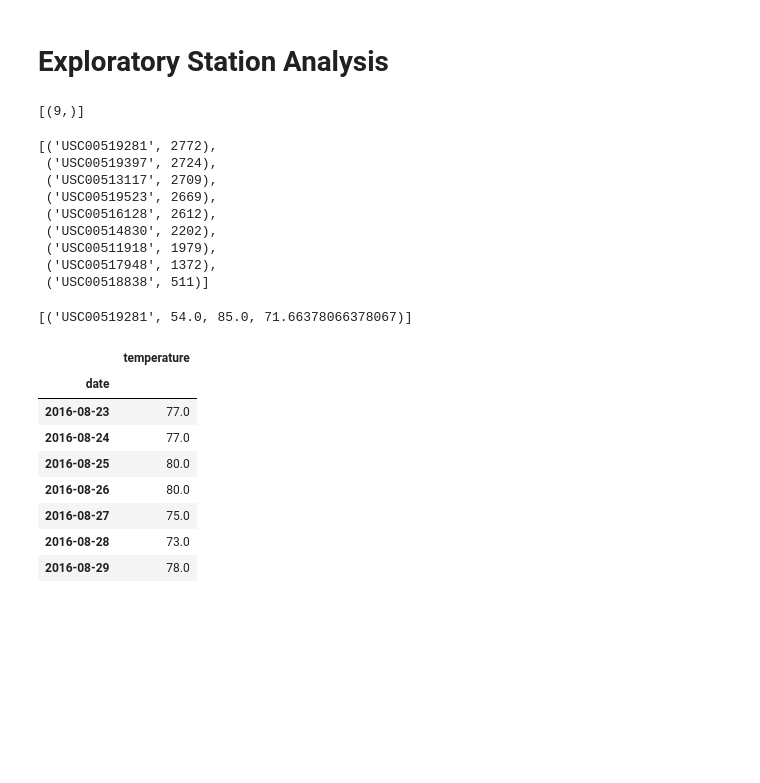
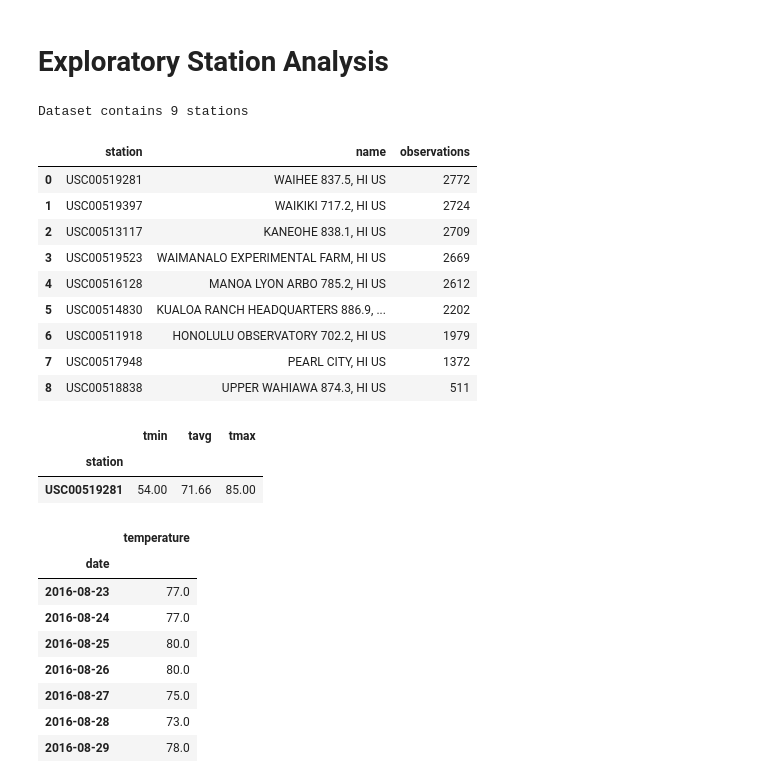
Before and after one commit to rperezme-data/DAB_H10_SQLAlchemy-challenge, a Jupyter notebook: ClimateSQLAlchemy/1_Climate_Analysis.ipynb, the cells around one changed output. Drawn from its saved outputs; the diff is of its cells as text; code cells hidden in the pictures; blank space fills up the shorter version.

```diff
--- a/ClimateSQLAlchemy/1_Climate_Analysis.ipynb
+++ b/ClimateSQLAlchemy/1_Climate_Analysis.ipynb
@@ -152,41 +160,67 @@ precipitation_df.describe()
 # Exploratory Station Analysis
 # %%
 # Design a query to calculate the total number stations in the dataset
-session.query(func.count(Measurement.station.distinct())).all()
+stations_num = session.query(func.count(Measurement.station.distinct())).all()
+print(f"Dataset contains {stations_num[0][0]} stations")
 # %% [output]
-[(9,)]
+Dataset contains 9 stations
 # %%
 # Design a query to find the most active stations (i.e. what stations have the most rows?)
 # List the stations and the counts in descending order.
-slct = [Measurement.station, func.count(Measurement.station)]
 
-session.query(*slct).\
+## Select query columns
+slct = [Station.station,
+        Station.name,
+        func.count(Measurement.station).label("observations")]
+
+## Declare query statement
+stmt = session.query(*slct).\
+    filter(Measurement.station == Station.station).\
     group_by(Measurement.station).\
-    order_by(func.count(Measurement.station).desc()).all()
+    order_by(func.count(Measurement.station).desc()).statement
+
+## Store query results into DataFrame
+most_active_df = pd.read_sql_query(stmt, session.bind)
+
+## Distplay DataFrame
+most_active_df
 # %% [output]
-[('USC00519281', 2772),
- ('USC00519397', 2724),
- ('USC00513117', 2709),
- ('USC00519523', 2669),
- ('USC00516128', 2612),
- ('USC00514830', 2202),
- ('USC00511918', 1979),
- ('USC00517948', 1372),
- ('USC00518838', 511)]
+|  | station | name | observations |
+| 0 | USC00519281 | WAIHEE 837.5, HI US | 2772 |
+| 1 | USC00519397 | WAIKIKI 717.2, HI US | 2724 |
+| 2 | USC00513117 | KANEOHE 838.1, HI US | 2709 |
+| 3 | USC00519523 | WAIMANALO EXPERIMENTAL FARM, HI US | 2669 |
+| 4 | USC00516128 | MANOA LYON ARBO 785.2, HI US | 2612 |
+| 5 | USC00514830 | KUALOA RANCH HEADQUARTERS 886.9, ... | 2202 |
+| 6 | USC00511918 | HONOLULU OBSERVATORY 702.2, HI US | 1979 |
+| 7 | USC00517948 | PEARL CITY, HI US | 1372 |
+| 8 | USC00518838 | UPPER WAHIAWA 874.3, HI US | 511 |
 # %%
 # Using the most active station id from the previous query, calculate the lowest, highest, and average temperature.
-most_active = 'USC00519281'
 
+## Get most active station from DF
+most_active = most_active_df.iloc[0,0]
+
+## Select query columns and group aggregation (min, avg, max)
 slct = [Measurement.station,
-          func.min(Measurement.tobs),
-          func.max(Measurement.tobs),
-          func.avg(Measurement.tobs)]
+          func.min(Measurement.tobs).label("tmin"),
+          func.avg(Measurement.tobs).label("tavg"),
+          func.max(Measurement.tobs).label("tmax")]
 
-session.query(*slct).\
+## Define query to retrieve last 12 months of precipitation data
+stmt = session.query(*slct).\
     filter(Measurement.station == most_active).\
-    group_by(Measurement.station).all()
+    group_by(Measurement.station).statement
+
+## Store query results into DataFrame
+stats_df = pd.read_sql_query(stmt, session.bind, index_col='station')
+
+## Distplay DataFrame (with style)
+stats_df.style.format('{:.2f}')
 # %% [output]
-[('USC00519281', 54.0, 85.0, 71.66378066378067)]
+|  | tmin | tavg | tmax |
+| station |  |  |  |
+| USC00519281 | 54.00 | 71.66 | 85.00 |
 # %%
 # Using the most active station id
 # Query the last 12 months of temperature observation data for this station and plot the results as a histogram
```
Also changed, not shown: parts of 5 cells of this notebook, 2 other files.
